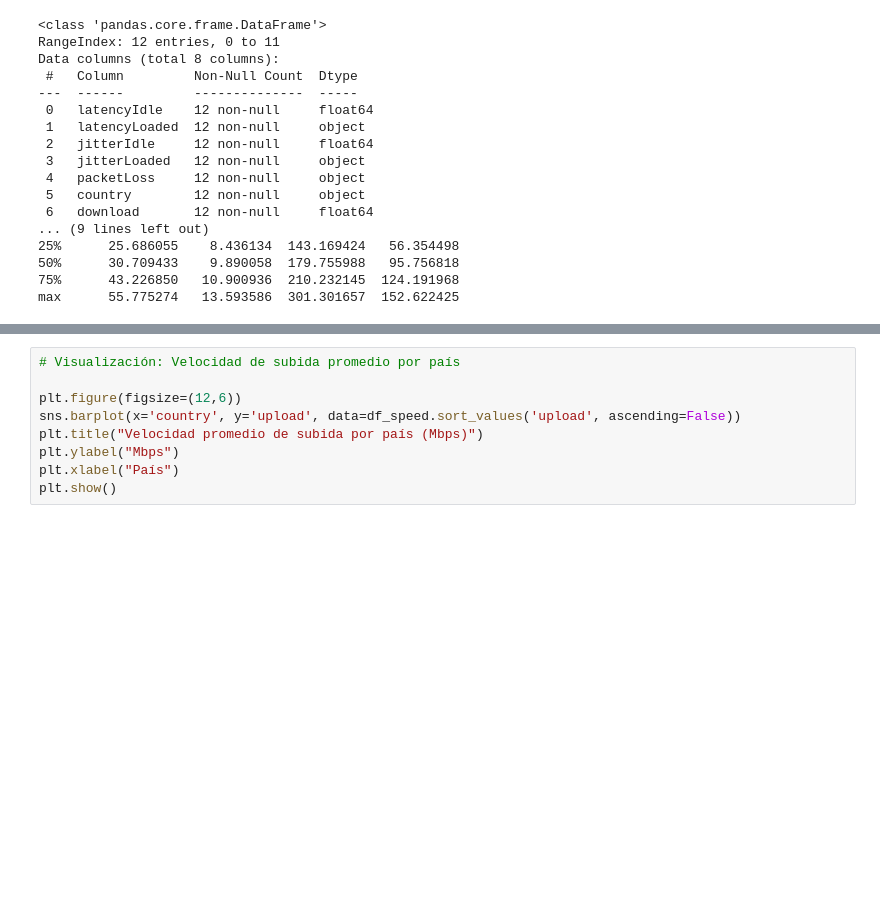
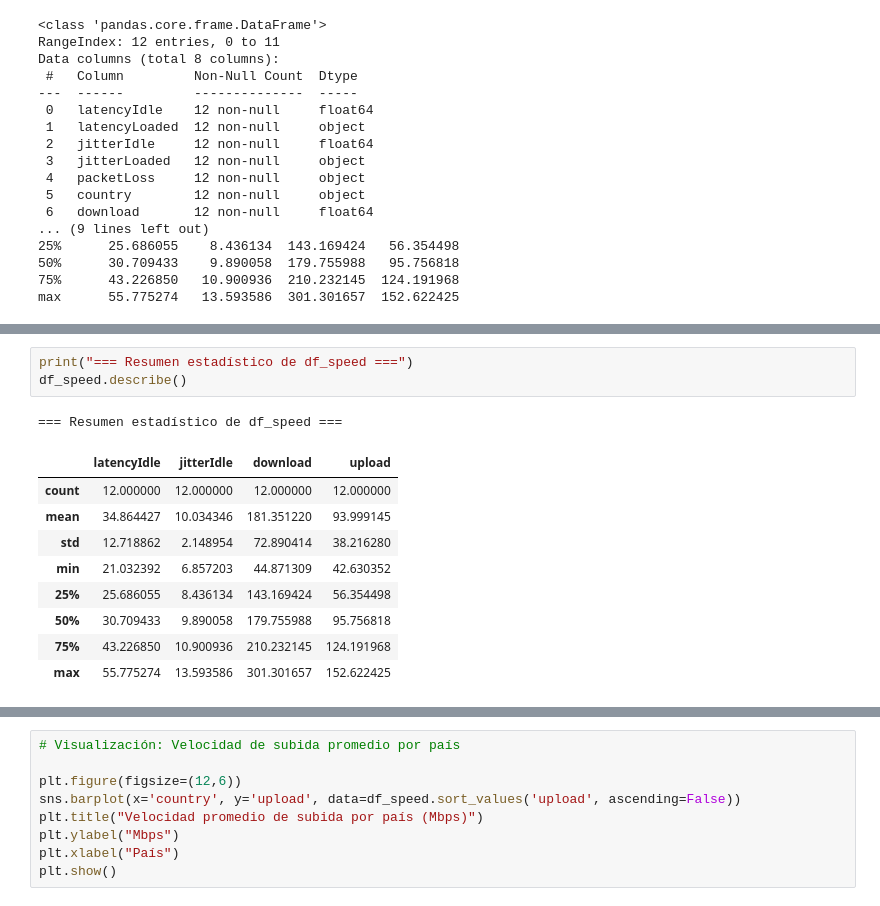
Before and after one commit to Angebarrutia/Coderhouse-Curso-Data-Science-II, a Jupyter notebook: Entregas/Primera Entrega/ProyectoEntrega1DSII_BarrutiaAngela.ipynb, the cells around one changed output, grey strips where cells are left out. Saved outputs shown, nothing was run; the diff lists cells and outputs as text; blank space fills up the shorter version.

```diff
--- a/Entregas/Primera Entrega/ProyectoEntrega1DSII_BarrutiaAngela.ipynb
+++ b/Entregas/Primera Entrega/ProyectoEntrega1DSII_BarrutiaAngela.ipynb
@@ -171,0 +223,14 @@ max      55.775274   13.593586  301.301657  152.622425
+# %%
+print("=== Resumen estadístico de df_speed ===")
+df_speed.describe()
+# %% [output]
+=== Resumen estadístico de df_speed ===
+|  | latencyIdle | jitterIdle | download | upload |
+| count | 12.000000 | 12.000000 | 12.000000 | 12.000000 |
+| mean | 34.864427 | 10.034346 | 181.351220 | 93.999145 |
+| std | 12.718862 | 2.148954 | 72.890414 | 38.216280 |
+| min | 21.032392 | 6.857203 | 44.871309 | 42.630352 |
+| 25% | 25.686055 | 8.436134 | 143.169424 | 56.354498 |
+| 50% | 30.709433 | 9.890058 | 179.755988 | 95.756818 |
+| 75% | 43.226850 | 10.900936 | 210.232145 | 124.191968 |
+| max | 55.775274 | 13.593586 | 301.301657 | 152.622425 |
```
Also changed, not shown: parts of 28 cells of this notebook.
